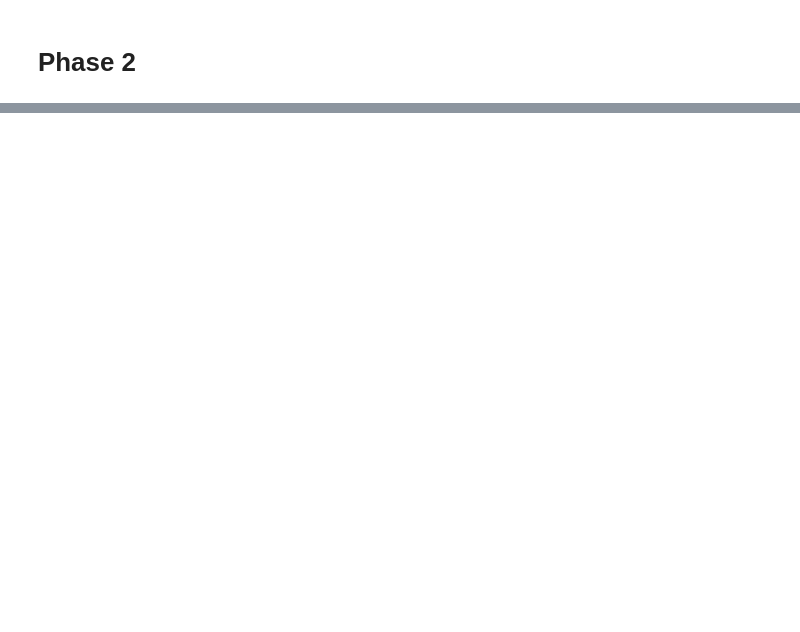
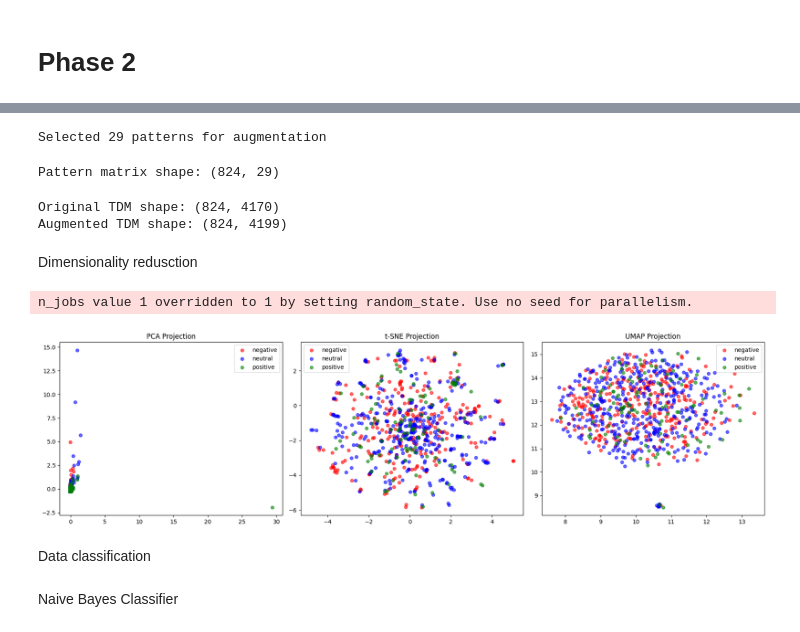
Before and after one commit to elakop/DM2025-Lab1-Exercise, a Jupyter notebook: DM2025-Lab1-Homework.ipynb, the cells around one changed output, grey strips where cells are left out. Cells and saved outputs as stored; diff of their text form; code cells hidden in the pictures; blank space fills up the shorter version.

```diff
--- a/DM2025-Lab1-Homework.ipynb
+++ b/DM2025-Lab1-Homework.ipynb
@@ -66,0 +586,77 @@ You can submit your homework following these guidelines: [DM2025-Lab1-announceme
+# %%
+# Select patterns with high support for augmentation
+patterns_sorted = frequentPatternsDF_all.sort_values('Support', ascending=False)
+selected_patterns = patterns_sorted[patterns_sorted['Support'] >= 5]['Patterns'].tolist()
+
+# Limit to top 500 patterns
+if len(selected_patterns) > 500:
+    selected_patterns = selected_patterns[:500]
+
+print(f"Selected {len(selected_patterns)} patterns for augmentation")
+# %% [output]
+Selected 29 patterns for augmentation
+# %%
+# Create pattern matrix
+X['tokenized_set'] = X['text'].apply(lambda t: set(analyze(t)))
+
+pattern_matrix = pd.DataFrame(0, index=X.index, columns=selected_patterns)
+
+for pattern in selected_patterns:
+    pattern_words = set(pattern.split('\t'))
+    pattern_matrix[pattern] = X['tokenized_set'].apply(
+        lambda x: 1 if pattern_words.issubset(x) else 0
+    )
+
+print(f"Pattern matrix shape: {pattern_matrix.shape}")
+# %% [output]
+Pattern matrix shape: (824, 29)
+# %%
+# Create augmented TDM (original TDM + pattern features)
+augmented_df = pd.concat([tdm_df, pattern_matrix], axis=1)
+print(f"Original TDM shape: {tdm_df.shape}")
+print(f"Augmented TDM shape: {augmented_df.shape}")
+# %% [output]
+Original TDM shape: (824, 4170)
+Augmented TDM shape: (824, 4199)
+# %% [markdown]
+Dimensionality redusction
+# %%
+from sklearn.decomposition import PCA
+from sklearn.manifold import TSNE
+
+# PCA
+pca = PCA(n_components=2, random_state=42)
+X_pca = pca.fit_transform(tdm_df.values)
+
+# t-SNE
+tsne = TSNE(n_components=2, random_state=42, perplexity=30)
+X_tsne = tsne.fit_transform(tdm_df.values)
+
+# UMAP
+reducer = umap.UMAP(n_components=2, random_state=42)
+X_umap = reducer.fit_transform(tdm_df.values)
+# %% [output]
+n_jobs value 1 overridden to 1 by setting random_state. Use no seed for parallelism.
+# %%
+# Visualize dimensionality reduction
+fig, axes = plt.subplots(1, 3, figsize=(18, 5))
+
+colors = {'negative': 'red', 'neutral': 'blue', 'positive': 'green'}
+labels = X['category_name'].values
+
+for ax, X_reduced, title in zip(axes, [X_pca, X_tsne, X_umap], ['PCA', 't-SNE', 'UMAP']):
+    for sentiment in ['negative', 'neutral', 'positive']:
+        mask = labels == sentiment
+        ax.scatter(X_reduced[mask, 0], X_reduced[mask, 1],
+                   c=colors[sentiment], label=sentiment, alpha=0.6, s=30)
+    ax.set_title(f'{title} Projection')
+    ax.legend()
+
+plt.tight_layout()
+plt.show()
+# %% [output]
+[figure, added]
+# %% [markdown]
+Data classification
+# %% [markdown]
+Naive Bayes Classifier
```
Also changed, not shown: parts of 77 cells of this notebook.
